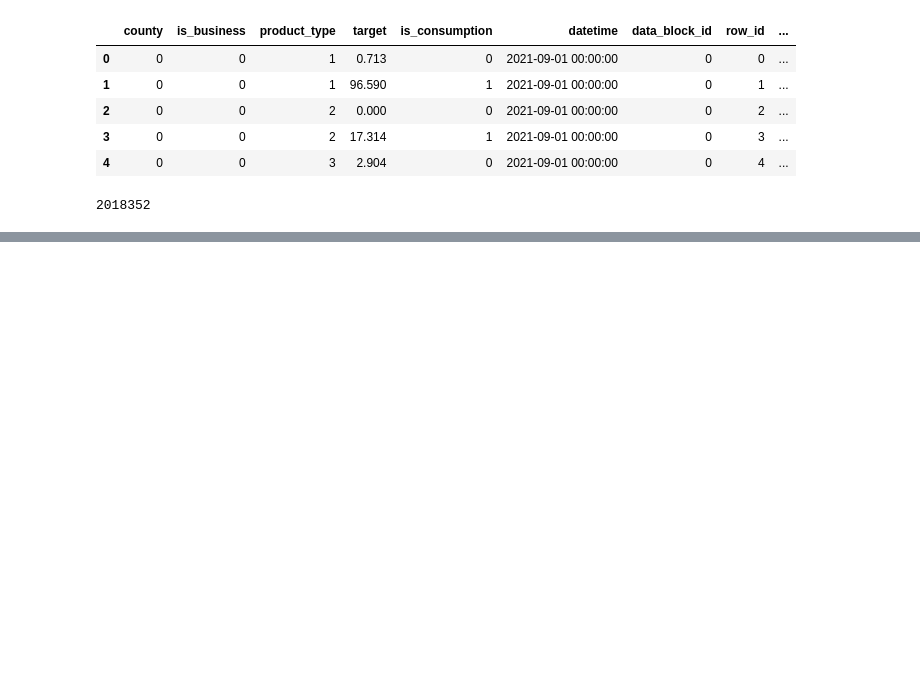
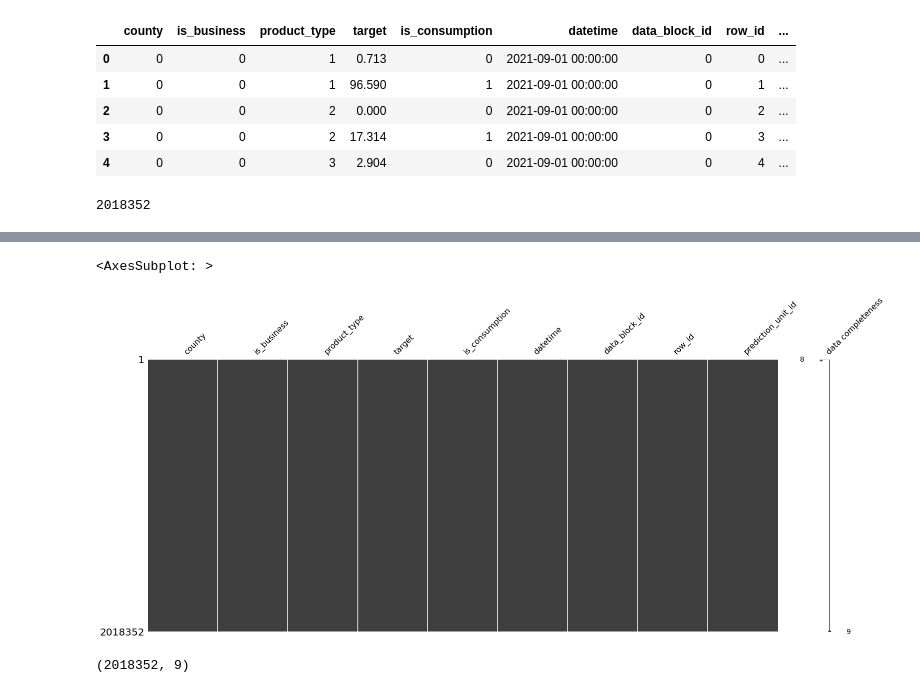
Before and after one commit to sitsawek/data-science-project, a Jupyter notebook: predict-energy-behavior-of-prosumers.ipynb, the cells around one changed output, grey strips where cells are left out. Cells and saved outputs as stored; diff of their text form; code cells hidden in the pictures; blank space fills up the shorter version.

```diff
--- a/predict-energy-behavior-of-prosumers.ipynb
+++ b/predict-energy-behavior-of-prosumers.ipynb
@@ -78,0 +96,11 @@ train_df.shape
+# %%
+msno.matrix(train_df, labels=True, sort='ascending')
+# %% [output]
+<AxesSubplot: >
+[figure, added]
+# %%
+# Check each row and drop if missing value morethan 20% (how many columns missing each row?)
+train_df = train_df.dropna(thresh=train_df.shape[1]*0.2, axis=0).reset_index(drop=True)
+train_df.shape
+# %% [output]
+(2018352, 9)
```
Also changed, not shown: parts of 9 cells of this notebook.
